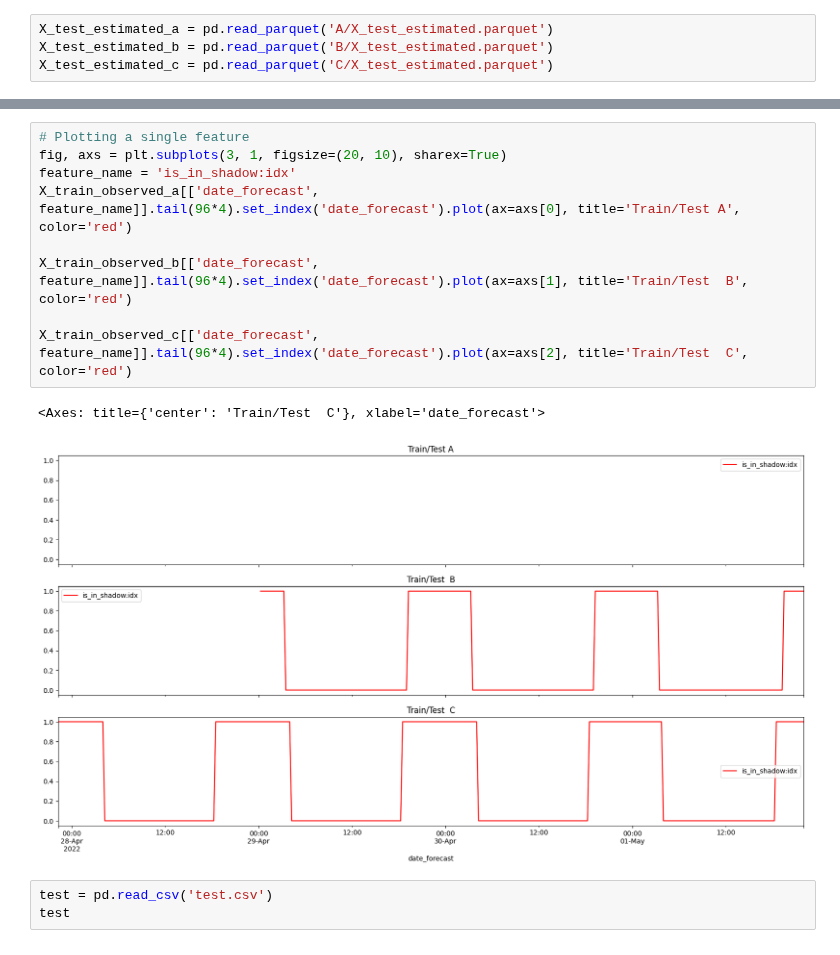
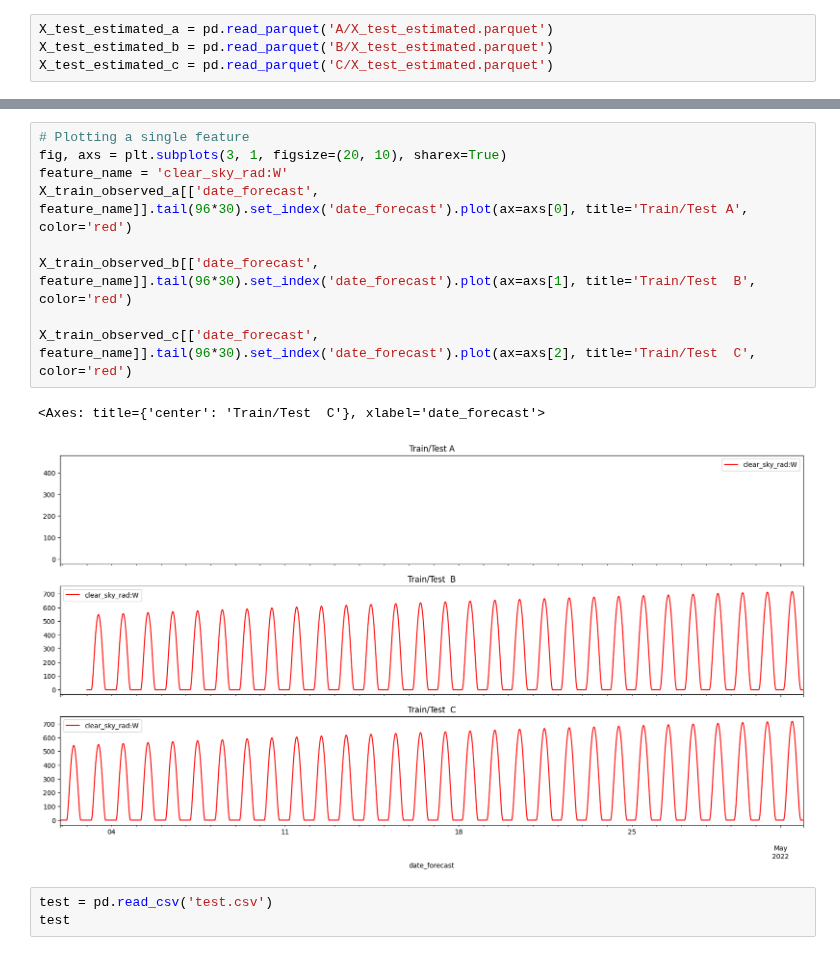
Before and after one commit to Mathias-a/TDT4173-project, a Jupyter notebook: data/read_files.ipynb, the cells around one changed output, grey strips where cells are left out. Drawn from its saved outputs; the diff is of its cells as text.

```diff
--- a/data/read_files.ipynb
+++ b/data/read_files.ipynb
@@ -78,15 +80,15 @@ X_test_estimated_c[['date_forecast', feature_name]].set_index('date_forecast').p
 # %%
 # Plotting a single feature
 fig, axs = plt.subplots(3, 1, figsize=(20, 10), sharex=True)
-feature_name = 'is_in_shadow:idx'
-X_train_observed_a[['date_forecast', feature_name]].tail(96*4).set_index('date_forecast').plot(ax=axs[0], title='Train/Test A', color='red')
+feature_name = 'clear_sky_rad:W'
+X_train_observed_a[['date_forecast', feature_name]].tail(96*30).set_index('date_forecast').plot(ax=axs[0], title='Train/Test A', color='red')
 
-X_train_observed_b[['date_forecast', feature_name]].tail(96*4).set_index('date_forecast').plot(ax=axs[1], title='Train/Test  B', color='red')
+X_train_observed_b[['date_forecast', feature_name]].tail(96*30).set_index('date_forecast').plot(ax=axs[1], title='Train/Test  B', color='red')
 
-X_train_observed_c[['date_forecast', feature_name]].tail(96*4).set_index('date_forecast').plot(ax=axs[2], title='Train/Test  C', color='red')
+X_train_observed_c[['date_forecast', feature_name]].tail(96*30).set_index('date_forecast').plot(ax=axs[2], title='Train/Test  C', color='red')
 # %% [output]
 <Axes: title={'center': 'Train/Test  C'}, xlabel='date_forecast'>
-[figure, old version]
+[figure, new version]
 # %%
 test = pd.read_csv('test.csv')
 test
```
Also changed, not shown: parts of 2 cells of this notebook, 6 other files.
